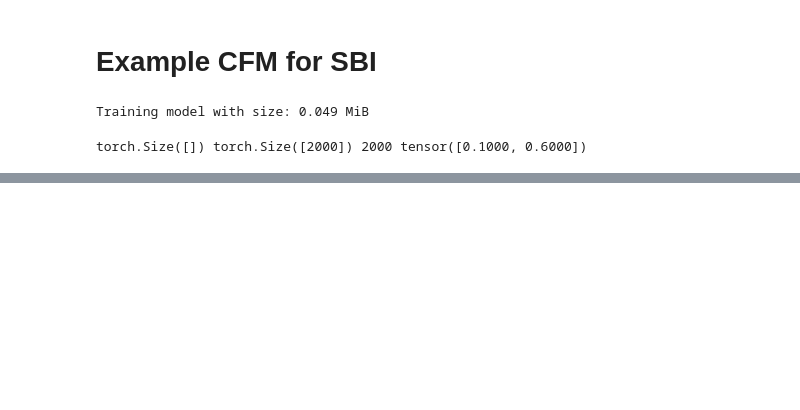
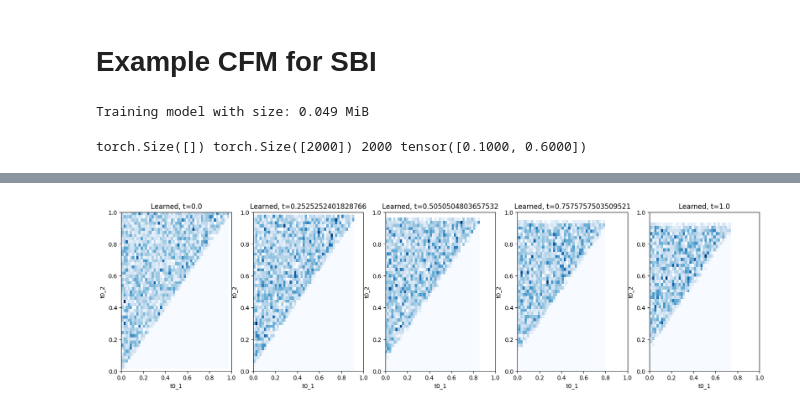
Before and after one commit to Ninavd/FRB-flow, a Jupyter notebook: notebooks/FM_simple_model.ipynb, the cells around one changed output, grey strips where cells are left out. Drawn from its saved outputs; the diff is of its cells as text; code cells hidden in the pictures; blank space fills up the shorter version.

Commit message:
guided FM added, but need to cleanup

```diff
--- a/notebooks/FM_simple_model.ipynb
+++ b/notebooks/FM_simple_model.ipynb
@@ -312,0 +615,86 @@ plt.show()
+# %%
+###############################################
+# Graph Marginals of Learned Vector Field #
+###############################################
+class LearnedVectorFieldODE():
+    def __init__(self, net: MLPVectorField):
+        self.net = net
+
+    def drift_coefficient(self, x: torch.Tensor, t: torch.Tensor, y: torch.Tensor) -> torch.Tensor:
+        """
+        Args:
+            - x: (bs, dim)
+            - t: (bs, dim)
+        Returns:
+            - u_t: (bs, dim)
+        """
+        return self.net(x, t, y)
+
+num_samples = 4000
+num_marginals = 5
+
+ode = LearnedVectorFieldODE(linear_flow_model)
+solver = EulerODESolver(ode)
+
+ts = torch.linspace(0,1,100).to(device)
+record_every_idxs = record_every(len(ts), len(ts) // (num_marginals - 1))
+
+x0 = path.p_simple.sample(num_samples)
+simulations = torch.zeros((num_samples, 1000)).to(device)
+prior = Prior()
+N = 2
+
+time = np.linspace(0, 1.0, 1000)
+amp  = 25.0
+t0   = 0.1
+rise = 0.03
+skew = 5
+ybkg = 5.0
+
+for idx in range(num_samples):
+    # prior_sample = prior.sample(1)[0]
+    # print(list(prior_sample.cpu().numpy()))
+    burstparams = {
+        't0'   : [0.1, 0.6], #list(prior_sample.cpu().numpy()),
+        'amp'  : [amp, amp],
+        'rise' : [rise, rise],
+        'skew' : [skew, skew]
+    }
+
+    model = Model(
+        time=time,
+        ncomp=N,
+        burstparams=burstparams,
+        ybkg=ybkg
+        )
+    simulator = BurstSimulator(model)
+    x_counts = simulator.simulate_burst()
+    x_counts = torch.Tensor(x_counts)
+    simulations[idx, :] = x_counts
+
+# TODO: Need to adjust, since learned vector field takes label ("prompt") as input as well now
+xts = solver.solve_with_trajectory(x0, ts.view(1,-1,1).expand(num_samples,-1,1), y=simulations)
+xts = xts[:,record_every_idxs,:]
+
+subplot_idx = idx + 1 # for plotting
+
+plt.figure(figsize=(20, 5))
+
+for idx in range(xts.shape[1]):
+    xx = xts[:,idx,:]
+    t = ts.cpu()[record_every_idxs[idx]]
+
+    plt.subplot(1, num_marginals, idx + 1)
+
+    plt.hist2d(x=xx[:, 0], y=xx[:, 1], bins=50, cmap='Blues')
+
+    plt.title(f"Learned, t={t}")
+    plt.xlabel(f"t0_1")
+    plt.ylabel(f"t0_2")
+
+    plt.xlim(0, 1)
+    plt.ylim(0, 1)
+
+plt.show()
+# %% [output]
+[figure, added]
```
Also changed, not shown: parts of 7 cells of this notebook.
